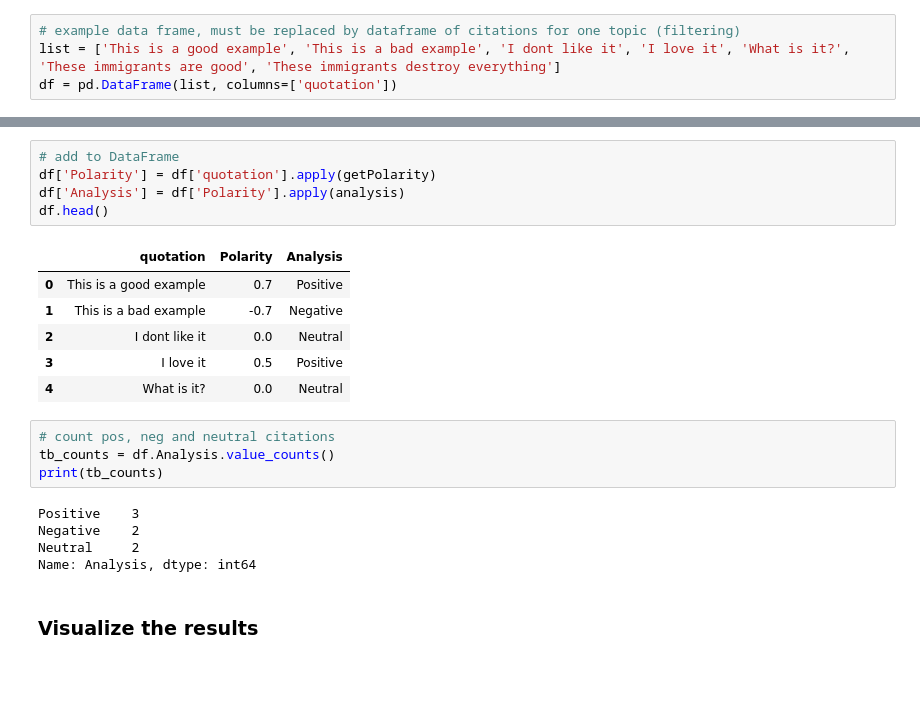
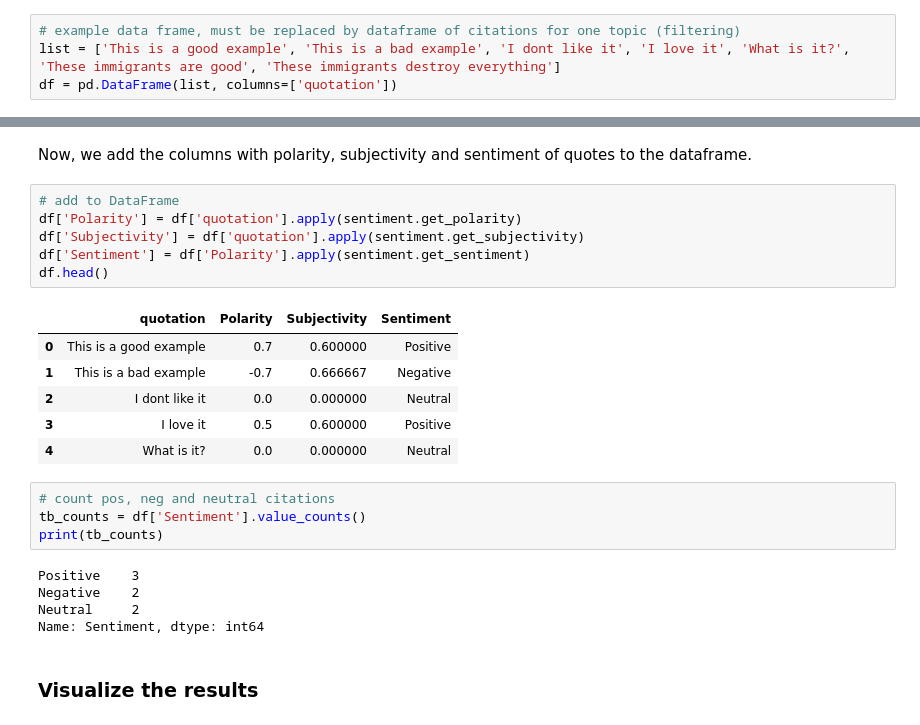
Before and after one commit to epfl-ada/ada-2021-project-wranglingguys, a Jupyter notebook: Milestone2_SentimentAnalysisPart.ipynb, the cells around one changed output, grey strips where cells are left out. Cells and saved outputs as stored; diff of their text form; blank space fills up the shorter version.

Commit message:
Updated sentiment analysis

```diff
--- a/Milestone2_SentimentAnalysisPart.ipynb
+++ b/Milestone2_SentimentAnalysisPart.ipynb
@@ -45,24 +17,27 @@ def analysis(score):
+# %% [markdown]
+Now, we add the columns with polarity, subjectivity and sentiment of quotes to the dataframe.
 # %%
 # add to DataFrame
-df['Polarity'] = df['quotation'].apply(getPolarity)
-df['Analysis'] = df['Polarity'].apply(analysis)
+df['Polarity'] = df['quotation'].apply(sentiment.get_polarity)
+df['Subjectivity'] = df['quotation'].apply(sentiment.get_subjectivity)
+df['Sentiment'] = df['Polarity'].apply(sentiment.get_sentiment)
 df.head()
 # %% [output]
-|  | quotation | Polarity | Analysis |
-| 0 | This is a good example | 0.7 | Positive |
-| 1 | This is a bad example | -0.7 | Negative |
-| 2 | I dont like it | 0.0 | Neutral |
-| 3 | I love it | 0.5 | Positive |
-| 4 | What is it? | 0.0 | Neutral |
+|  | quotation | Polarity | Subjectivity | Sentiment |
+| 0 | This is a good example | 0.7 | 0.600000 | Positive |
+| 1 | This is a bad example | -0.7 | 0.666667 | Negative |
+| 2 | I dont like it | 0.0 | 0.000000 | Neutral |
+| 3 | I love it | 0.5 | 0.600000 | Positive |
+| 4 | What is it? | 0.0 | 0.000000 | Neutral |
 # %%
 # count pos, neg and neutral citations
-tb_counts = df.Analysis.value_counts()
+tb_counts = df['Sentiment'].value_counts()
 print(tb_counts)
 # %% [output]
 Positive    3
 Negative    2
 Neutral     2
-Name: Analysis, dtype: int64
+Name: Sentiment, dtype: int64
 # %% [markdown]
 ### Visualize the results
 # %%
```
Also changed, not shown: parts of 6 cells of this notebook, 2 other files.
